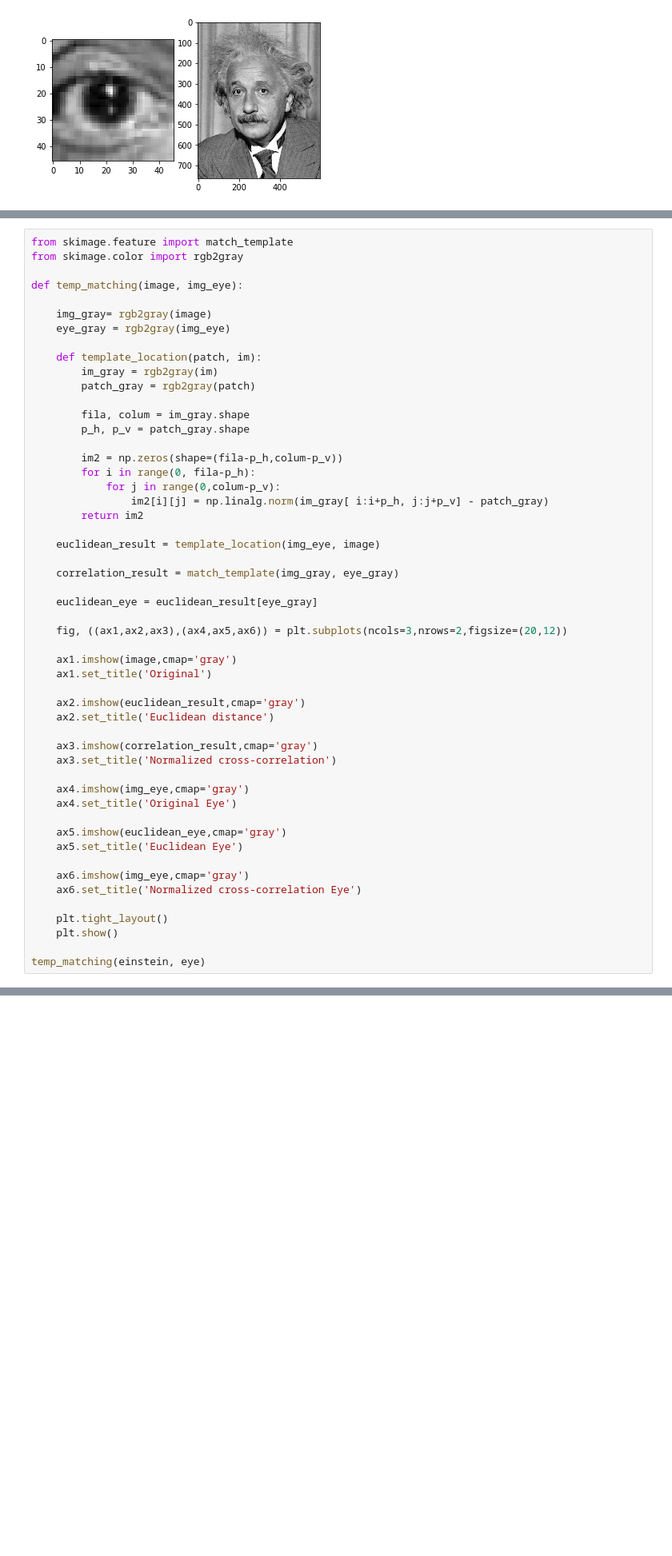
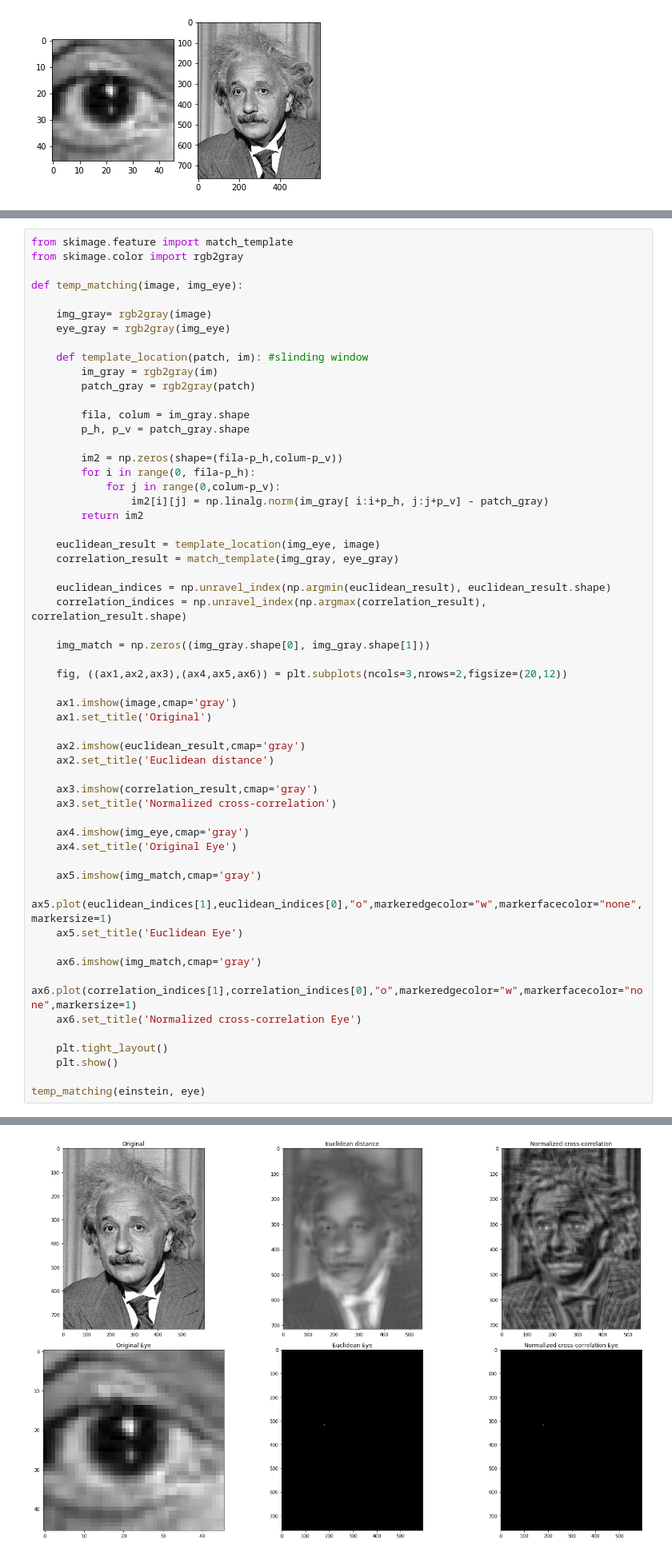
Before and after one commit to eduardgc22/VisioArtificial, a Jupyter notebook: P4_FranciscoDiazRuiz_EduardGranersCastellet/P4_FranciscoDiazRuiz_EduardGranersCastellet.ipynb, the cells around one changed output, grey strips where cells are left out. Shown at 80% size. Saved outputs shown, nothing was run; the diff lists cells and outputs as text; blank space fills up the shorter version.

```diff
--- a/P4_FranciscoDiazRuiz_EduardGranersCastellet/P4_FranciscoDiazRuiz_EduardGranersCastellet.ipynb
+++ b/P4_FranciscoDiazRuiz_EduardGranersCastellet/P4_FranciscoDiazRuiz_EduardGranersCastellet.ipynb
@@ -82,7 +82,7 @@ def temp_matching(image, img_eye):
     img_gray= rgb2gray(image)
     eye_gray = rgb2gray(img_eye)
 
-    def template_location(patch, im):
+    def template_location(patch, im): #slinding window
         im_gray = rgb2gray(im)
         patch_gray = rgb2gray(patch)
 
@@ -96,10 +96,12 @@ def temp_matching(image, img_eye):
         return im2
 
     euclidean_result = template_location(img_eye, image)
-
     correlation_result = match_template(img_gray, eye_gray)
 
-    euclidean_eye = euclidean_result[eye_gray]
+    euclidean_indices = np.unravel_index(np.argmin(euclidean_result), euclidean_result.shape)
+    correlation_indices = np.unravel_index(np.argmax(correlation_result), correlation_result.shape)
+
+    img_match = np.zeros((img_gray.shape[0], img_gray.shape[1]))
 
     fig, ((ax1,ax2,ax3),(ax4,ax5,ax6)) = plt.subplots(ncols=3,nrows=2,figsize=(20,12))
 
@@ -115,10 +117,12 @@ def temp_matching(image, img_eye):
     ax4.imshow(img_eye,cmap='gray')
     ax4.set_title('Original Eye')
 
-    ax5.imshow(euclidean_eye,cmap='gray')
+    ax5.imshow(img_match,cmap='gray')
+    ax5.plot(euclidean_indices[1],euclidean_indices[0],"o",markeredgecolor="w",markerfacecolor="none",markersize=1)
     ax5.set_title('Euclidean Eye')
 
-    ax6.imshow(img_eye,cmap='gray')
+    ax6.imshow(img_match,cmap='gray')
+    ax6.plot(correlation_indices[1],correlation_indices[0],"o",markeredgecolor="w",markerfacecolor="none",markersize=1)
     ax6.set_title('Normalized cross-correlation Eye')
 
     plt.tight_layout()
@@ -130,3 +133,4 @@ IndexError: arrays used as indices must be of integer (or boolean) type
+[figure, added]
 # %% [markdown]
 How does the result of the template matching change if the image changes its contrast (for example if you make it clearer or darker)? To this purpose, read the images "einstein_br.png" and "einstein_mask.png".
 
```
Also changed, not shown: parts of 2 cells of this notebook.
